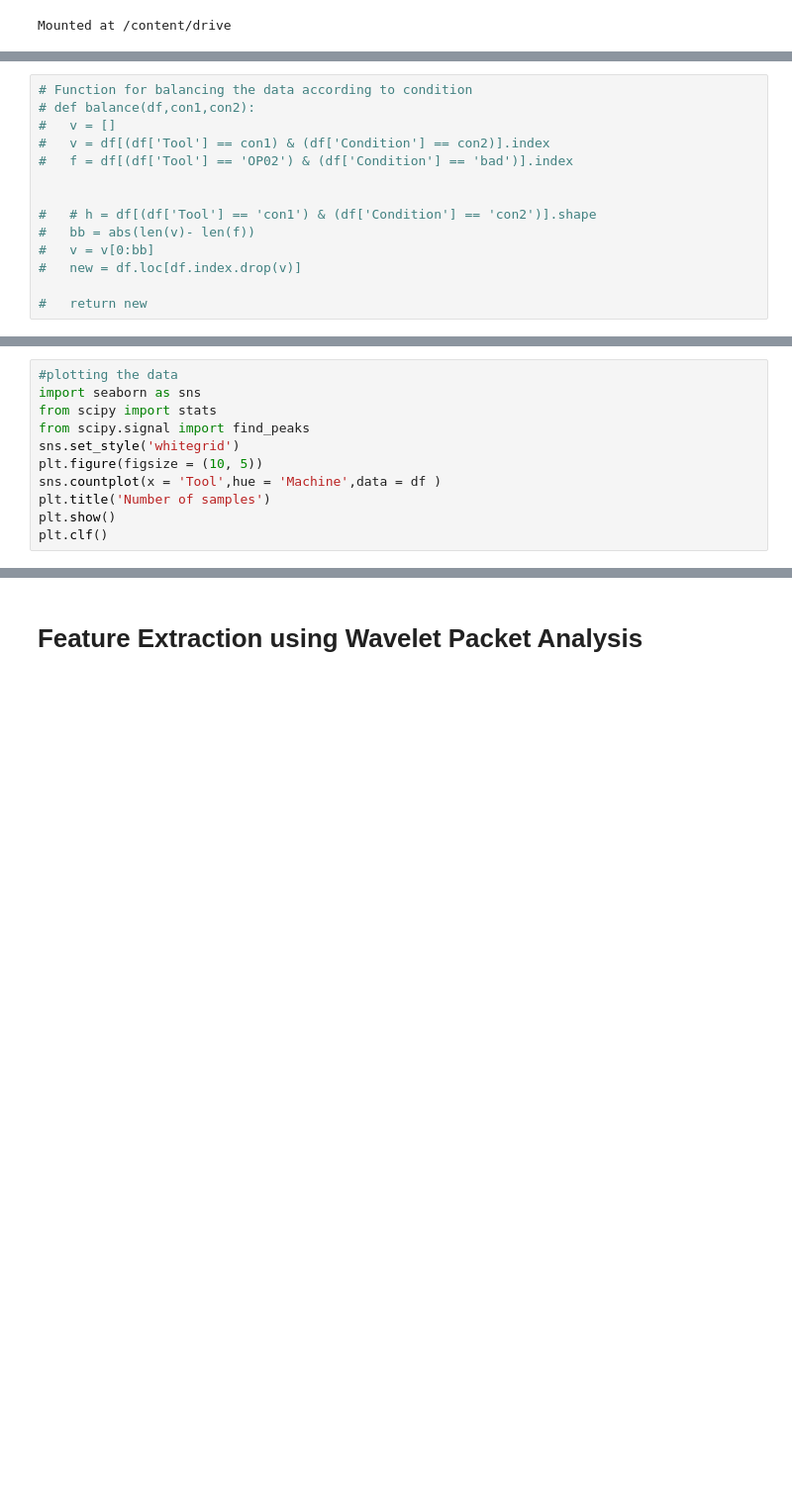
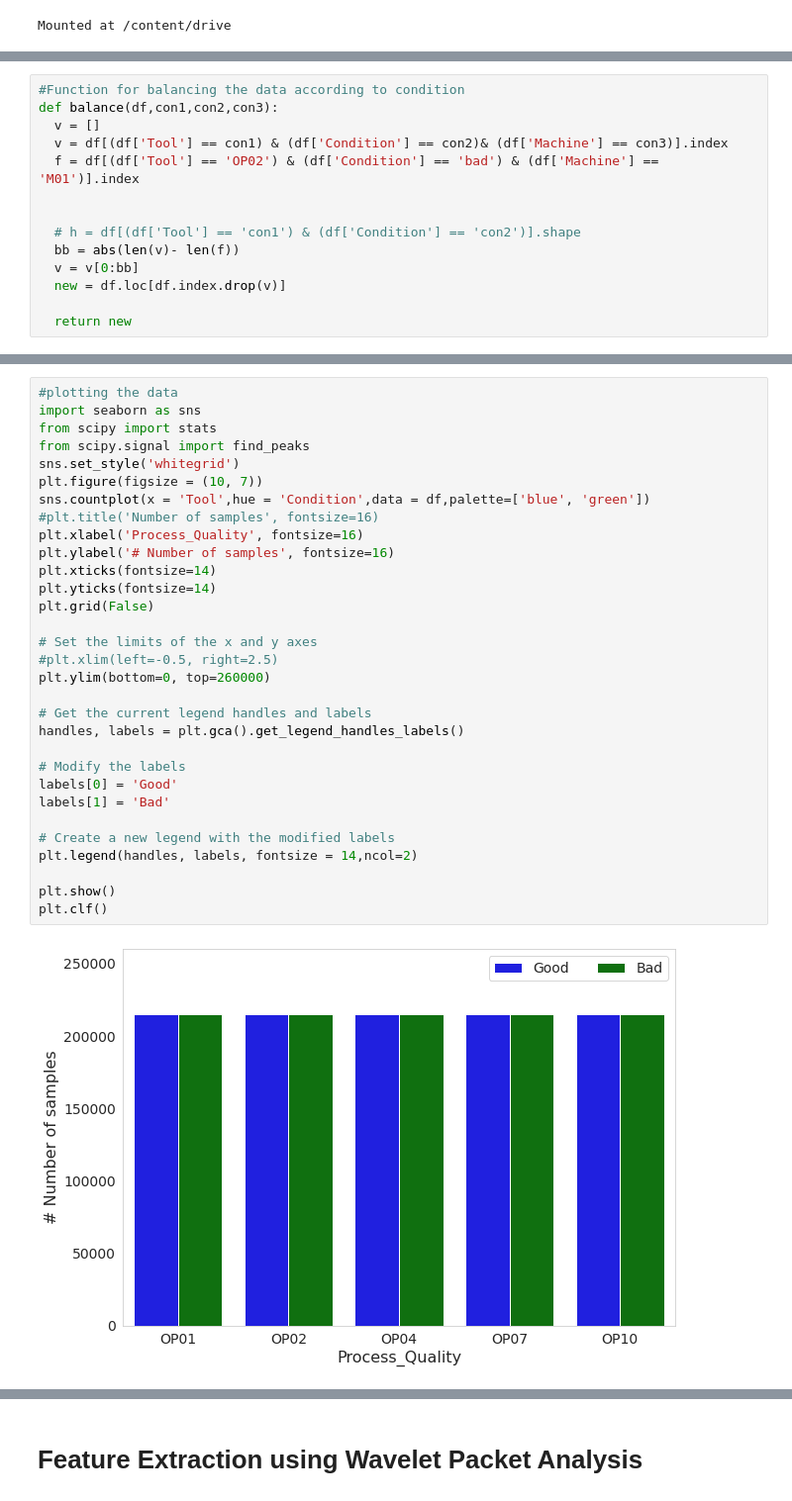
Before and after one commit to AbbasHussain72/Wavelet-featre-extraction-, a Jupyter notebook: current_wavelet_Transform_Technique.ipynb, the cells around one changed output, grey strips where cells are left out. Shown at 99% size. Cells and saved outputs as stored; diff of their text form; blank space fills up the shorter version.

```diff
--- a/current_wavelet_Transform_Technique.ipynb
+++ b/current_wavelet_Transform_Technique.ipynb
@@ -36,15 +32,15 @@ df.shape
 # %%
-# Function for balancing the data according to condition
-# def balance(df,con1,con2):
-#   v = []
-#   v = df[(df['Tool'] == con1) & (df['Condition'] == con2)].index
-#   f = df[(df['Tool'] == 'OP02') & (df['Condition'] == 'bad')].index
+#Function for balancing the data according to condition
+def balance(df,con1,con2,con3):
+  v = []
+  v = df[(df['Tool'] == con1) & (df['Condition'] == con2)& (df['Machine'] == con3)].index
+  f = df[(df['Tool'] == 'OP02') & (df['Condition'] == 'bad') & (df['Machine'] == 'M01')].index
 
 
-#   # h = df[(df['Tool'] == 'con1') & (df['Condition'] == 'con2')].shape
-#   bb = abs(len(v)- len(f))
-#   v = v[0:bb]
-#   new = df.loc[df.index.drop(v)]
+  # h = df[(df['Tool'] == 'con1') & (df['Condition'] == 'con2')].shape
+  bb = abs(len(v)- len(f))
+  v = v[0:bb]
+  new = df.loc[df.index.drop(v)]
 
-#   return new
+  return new
 # %%
@@ -93,11 +119,33 @@ sns.catplot(x="Machine", y="counts", hue="Condition", col="Tool", data=grouped,
 # %%
 #plotting the data
 import seaborn as sns
 from scipy import stats
 from scipy.signal import find_peaks
 sns.set_style('whitegrid')
-plt.figure(figsize = (10, 5))
-sns.countplot(x = 'Tool',hue = 'Machine',data = df )
-plt.title('Number of samples')
+plt.figure(figsize = (10, 7))
+sns.countplot(x = 'Tool',hue = 'Condition',data = df,palette=['blue', 'green'])
+#plt.title('Number of samples', fontsize=16)
+plt.xlabel('Process_Quality', fontsize=16)
+plt.ylabel('# Number of samples', fontsize=16)
+plt.xticks(fontsize=14)
+plt.yticks(fontsize=14)
+plt.grid(False)
+
+# Set the limits of the x and y axes
+#plt.xlim(left=-0.5, right=2.5)
+plt.ylim(bottom=0, top=260000)
+
+# Get the current legend handles and labels
+handles, labels = plt.gca().get_legend_handles_labels()
+
+# Modify the labels
+labels[0] = 'Good'
+labels[1] = 'Bad'
+
+# Create a new legend with the modified labels
+plt.legend(handles, labels, fontsize = 14,ncol=2)
+
 plt.show()
 plt.clf()
+# %% [output]
+[figure, added]
```
Also changed, not shown: parts of 10 cells of this notebook.
